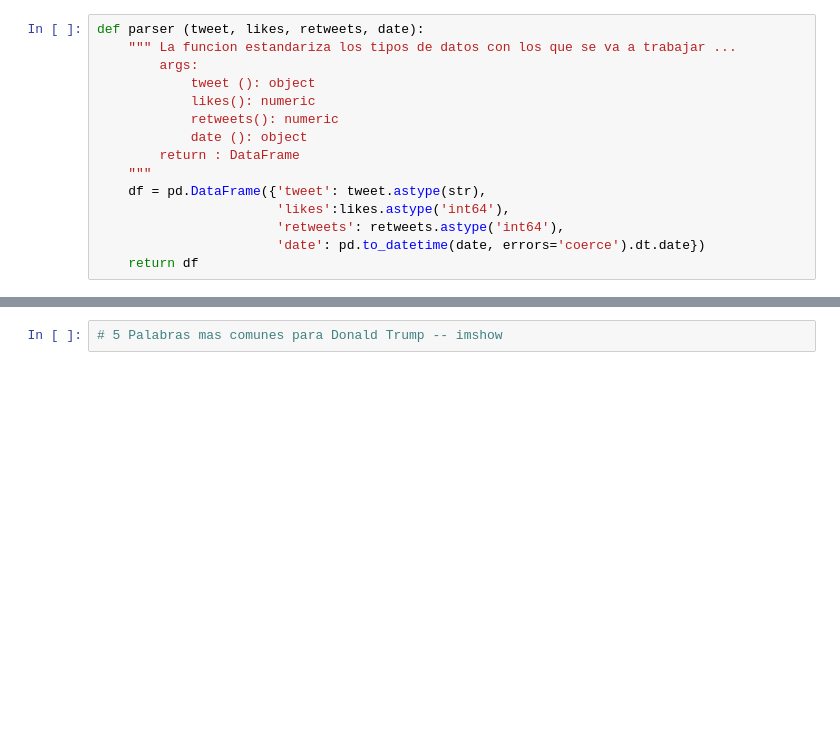
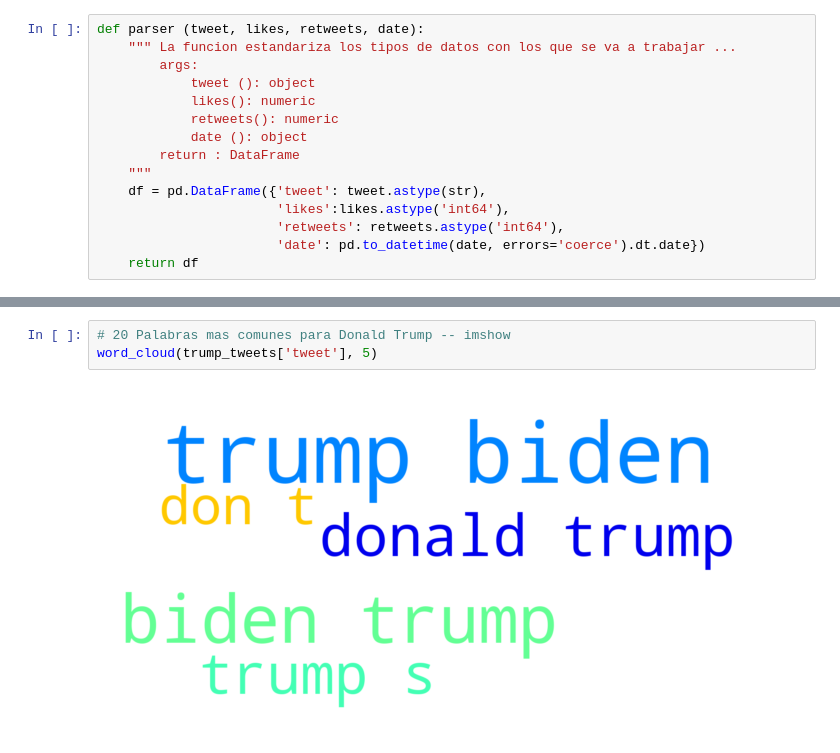
Before and after one commit to josue2510/Data_science_2020_election_support, a Jupyter notebook: Procesamiento.ipynb, the cells around one changed output, grey strips where cells are left out. Cells and saved outputs as stored; diff of their text form; blank space fills up the shorter version.

```diff
--- a/Procesamiento.ipynb
+++ b/Procesamiento.ipynb
@@ -102,3 +150,6 @@ common_words = word_freq.most_common()
 # %%
-# 5 Palabras mas comunes para Donald Trump -- imshow
+# 20 Palabras mas comunes para Donald Trump -- imshow
+word_cloud(trump_tweets['tweet'], 5)
+# %% [output]
+[figure, added]
 # %%
```
Also changed, not shown: parts of 20 cells of this notebook.
